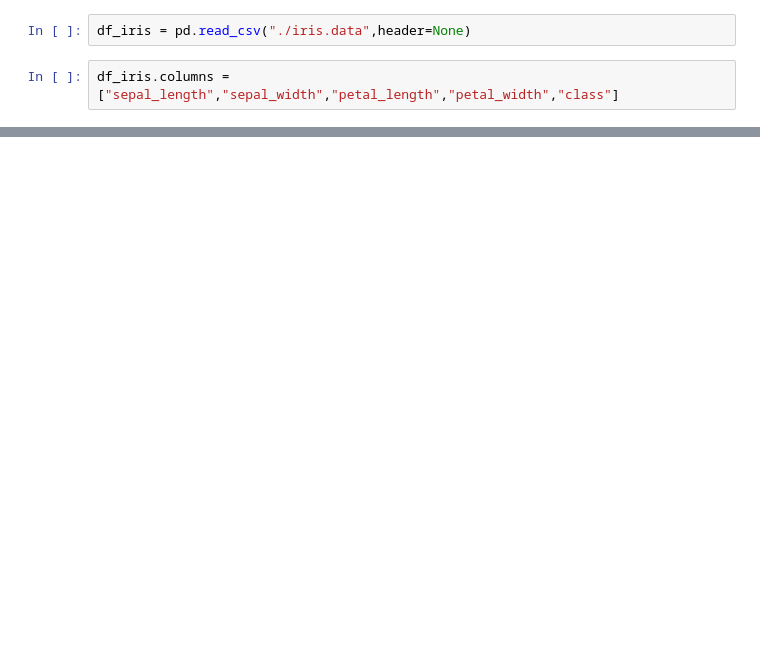
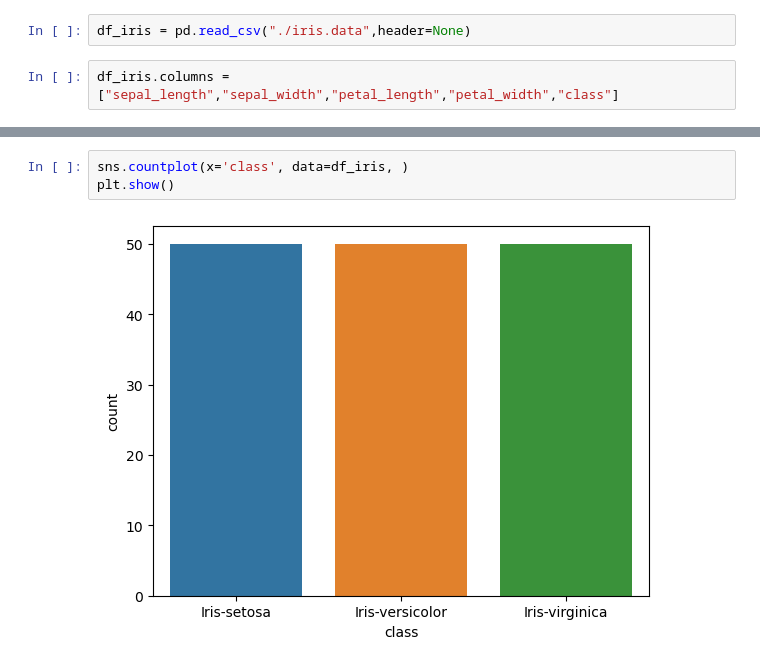
Before and after one commit to milindhpatil/Iris_Data_analysis, a Jupyter notebook: Iris Data Analysis.ipynb, the cells around one changed output, grey strips where cells are left out. Saved outputs shown, nothing was run; the diff lists cells and outputs as text; blank space fills up the shorter version.

```diff
--- a/Iris Data Analysis.ipynb
+++ b/Iris Data Analysis.ipynb
@@ -26,0 +79,5 @@ df_iris
+# %%
+sns.countplot(x='class', data=df_iris, )
+plt.show()
+# %% [output]
+[figure, added]
```
Also changed, not shown: parts of 35 cells of this notebook.
